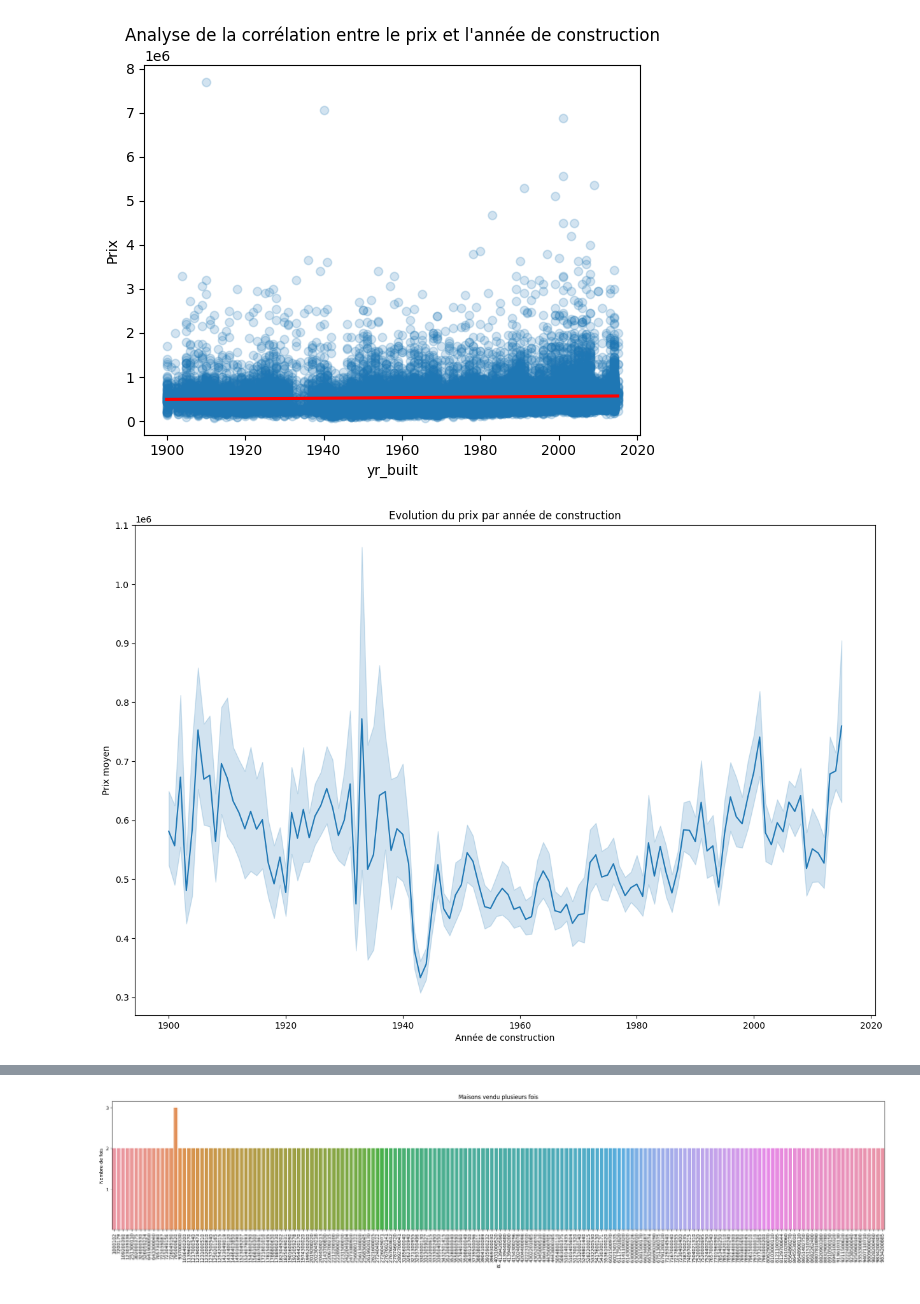
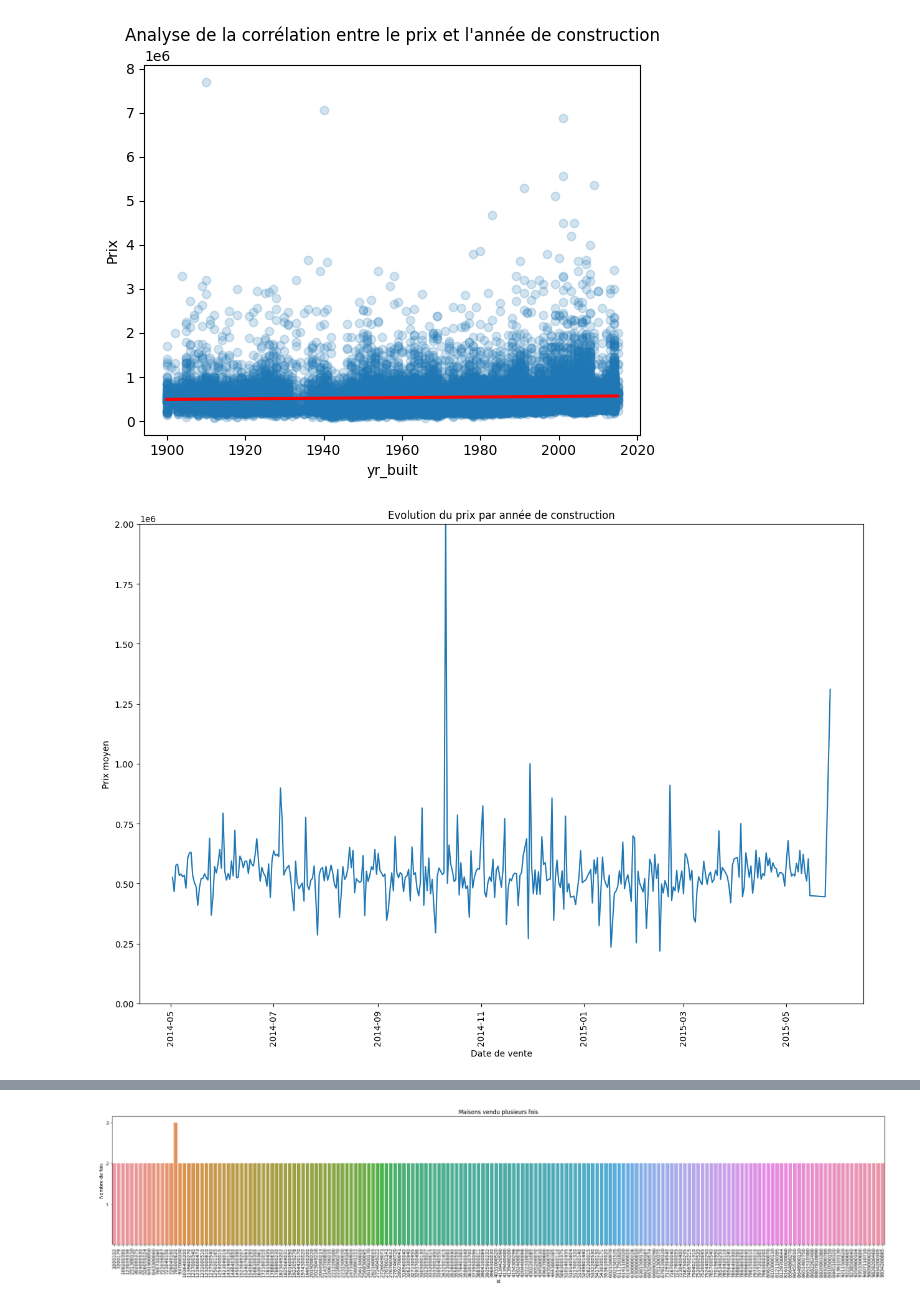
Before and after one commit to DonzerHD/Prediction_prix_maison_application, a Jupyter notebook: notebooks/data_cleaning_analysis.ipynb, the cells around one changed output, grey strips where cells are left out. Cells and saved outputs as stored; diff of their text form; code cells hidden in the pictures.

```diff
--- a/notebooks/data_cleaning_analysis.ipynb
+++ b/notebooks/data_cleaning_analysis.ipynb
@@ -223,15 +223,22 @@ plt.show()
 # %% [output]
 [figure]
 # %%
+# Convertir la colonne date en format datetime
+df['date'] = pd.to_datetime(df['date'])
+
+# Calculer le prix moyen par date
+df = df.groupby(['date']).mean()
 # graphique pour l'evolution du prix par année moyenne des maisons
 plt.figure(figsize=(15, 10))
-sns.lineplot(x='yr_built', y='price', data=df)
+sns.lineplot(x='date', y='price', data=df)
 plt.title('Evolution du prix par année de construction')
-plt.xlabel('Année de construction')
+plt.xlabel('Date de vente')
 plt.ylabel('Prix moyen')
+plt.ylim(0, 2000000)
+plt.xticks(rotation=90)
 plt.show()
 # %% [output]
-[figure, old version]
+[figure, new version]
 # %%
 # prix et waterfront correlation
 df[['price', 'waterfront']].corr()
```
Also changed, not shown: parts of 7 cells of this notebook, 5 other files.
